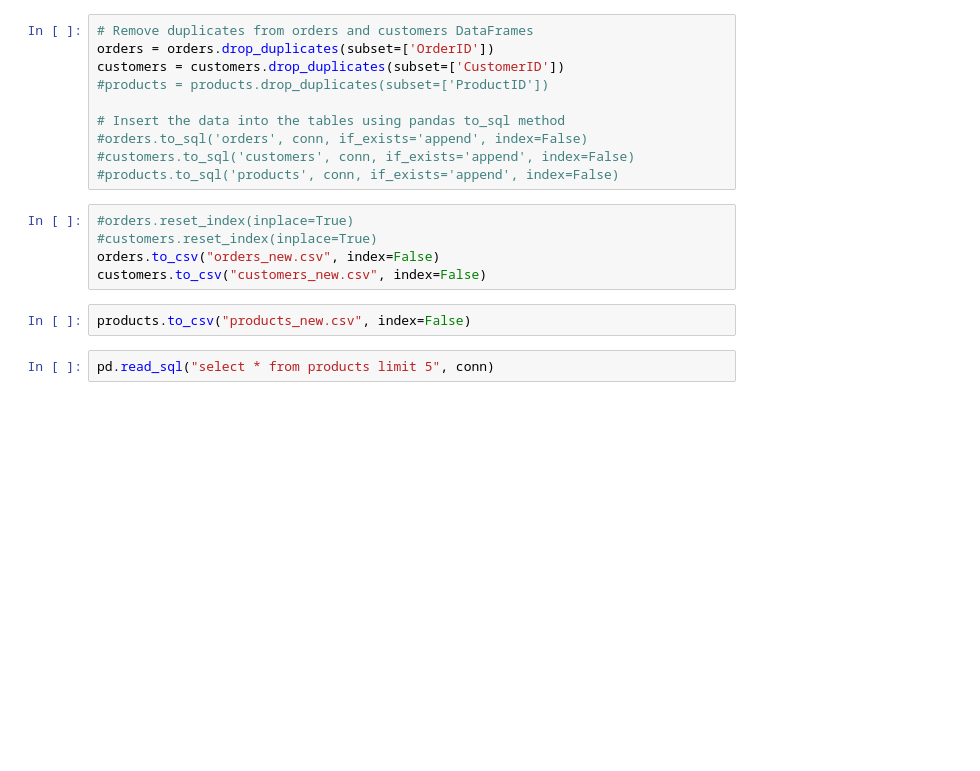
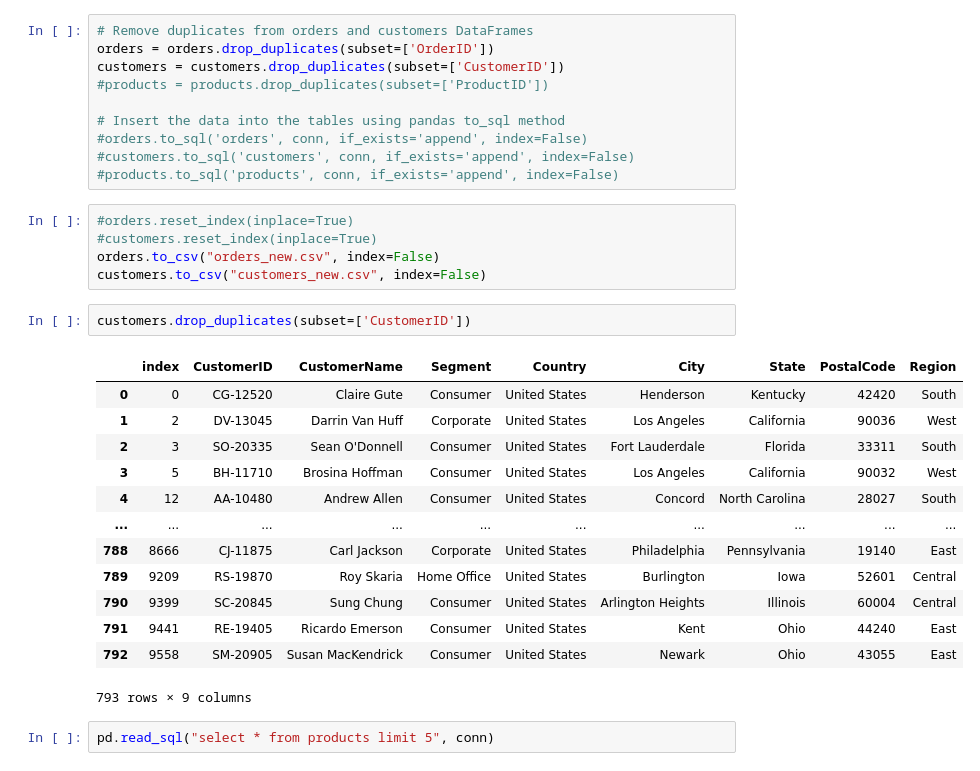
Before and after one commit to Rojhak/BI_analysis, a Jupyter notebook: bi_database.ipynb, the cells around one changed output. Saved outputs shown, nothing was run; the diff lists cells and outputs as text; blank space fills up the shorter version.

```diff
--- a/bi_database.ipynb
+++ b/bi_database.ipynb
@@ -206,8 +206,22 @@ customers = customers.drop_duplicates(subset=['CustomerID'])
 #customers.reset_index(inplace=True)
 orders.to_csv("orders_new.csv", index=False)
 customers.to_csv("customers_new.csv", index=False)
-# %%
-products.to_csv("products_new.csv", index=False)
+# %%
+customers.drop_duplicates(subset=['CustomerID'])
+# %% [output]
+|  | index | CustomerID | CustomerName | Segment | Country | City | State | PostalCode | Region |
+| 0 | 0 | CG-12520 | Claire Gute | Consumer | United States | Henderson | Kentucky | 42420 | South |
+| 1 | 2 | DV-13045 | Darrin Van Huff | Corporate | United States | Los Angeles | California | 90036 | West |
+| 2 | 3 | SO-20335 | Sean O'Donnell | Consumer | United States | Fort Lauderdale | Florida | 33311 | South |
+| 3 | 5 | BH-11710 | Brosina Hoffman | Consumer | United States | Los Angeles | California | 90032 | West |
+| 4 | 12 | AA-10480 | Andrew Allen | Consumer | United States | Concord | North Carolina | 28027 | South |
+| ... | ... | ... | ... | ... | ... | ... | ... | ... | ... |
+| 788 | 8666 | CJ-11875 | Carl Jackson | Corporate | United States | Philadelphia | Pennsylvania | 19140 | East |
+| 789 | 9209 | RS-19870 | Roy Skaria | Home Office | United States | Burlington | Iowa | 52601 | Central |
+| 790 | 9399 | SC-20845 | Sung Chung | Consumer | United States | Arlington Heights | Illinois | 60004 | Central |
+| 791 | 9441 | RE-19405 | Ricardo Emerson | Consumer | United States | Kent | Ohio | 44240 | East |
+| 792 | 9558 | SM-20905 | Susan MacKendrick | Consumer | United States | Newark | Ohio | 43055 | East |
+793 rows × 9 columns
 # %%
 pd.read_sql("select * from products limit 5", conn)
 # %% [output]
```
